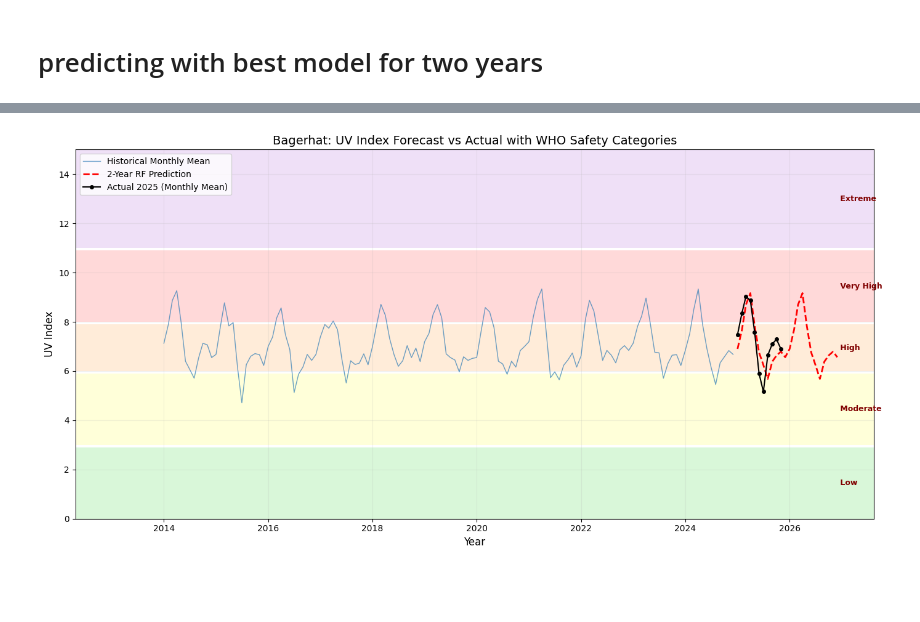
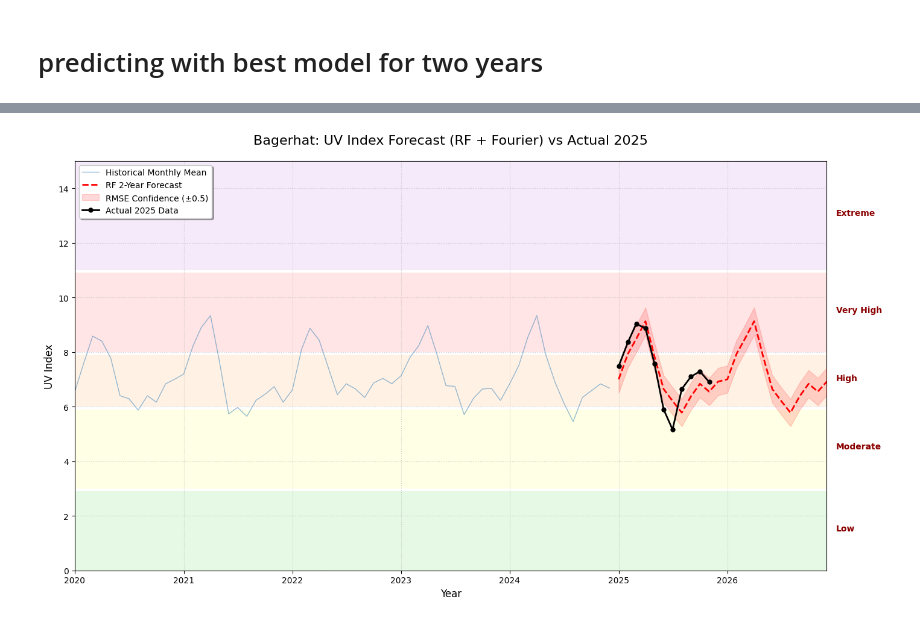
Before and after one commit to not-your-pancake/TCC_Journal, a Jupyter notebook: UV something/bagerhat_UV.ipynb, the cells around one changed output, grey strips where cells are left out. Saved outputs shown, nothing was run; the diff lists cells and outputs as text; code cells hidden in the pictures; blank space fills up the shorter version.

Commit message:
uv cloud done

```diff
--- a/UV something/bagerhat_UV.ipynb
+++ b/UV something/bagerhat_UV.ipynb
@@ -787,65 +787,75 @@ X = df_features[FEATURES]
 y = df_features['UV']
 
 # --- 4. Train Random Forest ---
-rf = RandomForestRegressor(n_estimators=500, random_state=42, n_jobs=-1)
+rf = RandomForestRegressor(
+    n_estimators=500,
+    max_depth=None,
+    min_samples_split=2,
+    min_samples_leaf=1,
+    random_state=42,
+    n_jobs=-1
+)
 rf.fit(X_train, y_train)
+
 
 # --- 5. Predict 2 Years Future (24 months) ---
 last_date = df_features['date'].max()
 future_dates = pd.date_range(start=last_date + pd.DateOffset(months=1), periods=24, freq='MS')
 future_df = pd.DataFrame({'date': future_dates})
 future_df['year_val'] = future_df['date'].dt.year
 future_df = add_fourier_features(future_df)
-predictions = rf.predict(future_df[FEATURES])
+predictions_UV = rf.predict(future_df[FEATURES])
 
 # --- 6. Load and Prepare 2025 Validation Data ---
 df_2025 = pd.read_csv('../2025-dataset/bandarban_historical_weather_2025.csv')
 df_2025['date'] = pd.to_datetime(df_2025[['year', 'month', 'day']])
 # Resample 2025 data to monthly mean to match prediction frequency
 df_2025_monthly = df_2025.set_index('date')['UV'].resample('MS').mean()
 
-# --- 7. Visualization with WHO Bands ---
-fig, ax = plt.subplots(figsize=(14, 7))
+# --- 7. Integrated Visualization ---
+fig, ax = plt.subplots(figsize=(14, 8))
 
-# Plot historical monthly trend
-ax.plot(df_features['date'], y, label='Historical Monthly Mean', color='#2c7bb6', linewidth=1, alpha=0.7)
+# A. Historical Data
+ax.plot(df_features['date'], y, label='Historical Monthly Mean', color='#2c7bb6', linewidth=1, alpha=0.5)
 
-# Plot predicted 2-year trend
-ax.plot(future_dates, predictions, label='2-Year RF Prediction',
-         linestyle='--', color='red', linewidth=2, zorder=5)
+# B. Prediction Trend & Confidence Cloud (RMSE)
+error_margin = 0.50  # Your validated RMSE
+ax.plot(future_dates, predictions_UV, label='RF 2-Year Forecast', linestyle='--', color='red', linewidth=2, zorder=5)
+ax.fill_between(future_dates, predictions_UV - error_margin, predictions_UV + error_margin,
+                color='red', alpha=0.15, label=f'RMSE Confidence (±{error_margin})', zorder=4)
 
-# Plot Actual 2025 Data (Overlapping)
-ax.plot(df_2025_monthly.index, df_2025_monthly.values, label='Actual 2025 (Monthly Mean)',
-         color='black', marker='o', markersize=4, linewidth=1.5, zorder=6)
+# C. Actual 2025 Data (Validation)
+ax.plot(df_2025_monthly.index, df_2025_monthly.values, label='Actual 2025 Data',
+        color='black', marker='o', markersize=5, linewidth=2, zorder=6)
 
-# --- WHO UV Category Bands ---
-# (Low, High, Label, Color (RGBA))
+# D. WHO UV Category Bands
 bands = [
-    (0, 2.9, "Low", (0.0, 0.8, 0.0, 0.15)),
-    (3, 5.9, "Moderate", (1.0, 1.0, 0.0, 0.15)),
-    (6, 7.9, "High", (1.0, 0.5, 0.0, 0.15)),
-    (8, 10.9, "Very High", (1.0, 0.0, 0.0, 0.15)),
-    (11, 15, "Extreme", (0.6, 0.2, 0.8, 0.15))
+    (0, 2.9, "Low", (0.0, 0.8, 0.0, 0.1)),
+    (3, 5.9, "Moderate", (1.0, 1.0, 0.0, 0.1)),
+    (6, 7.9, "High", (1.0, 0.5, 0.0, 0.1)),
+    (8, 10.9, "Very High", (1.0, 0.0, 0.0, 0.1)),
+    (11, 15, "Extreme", (0.6, 0.2, 0.8, 0.1))
 ]
 
 for low, high, label, color in bands:
     ax.axhspan(low, high, facecolor=color, edgecolor=None, zorder=0)
-    # Positioning the text label on the right side of the plot
-    ax.text(future_dates[-1], (low + high) / 2, f' {label}',
-            fontsize=9, fontweight='bold', color="maroon", va="center")
+    ax.text(future_dates[-1] + pd.DateOffset(months=1), (low + high) / 2, label,
+            fontsize=10, fontweight='bold', color="darkred")
 
 # Formatting
-ax.set_title('Bagerhat: UV Index Forecast vs Actual with WHO Safety Categories', fontsize=14)
+ax.set_title('Bagerhat: UV Index Forecast (RF + Fourier) vs Actual 2025', fontsize=16, pad=20)
 ax.set_xlabel('Year', fontsize=12)
 ax.set_ylabel('UV Index', fontsize=12)
-ax.set_ylim(0, 15) # Standard UV scale
-ax.legend(loc='upper left', frameon=True, facecolor='white')
-ax.grid(True, alpha=0.2)
+ax.set_ylim(0, 15)
+ax.set_xlim(df_features['date'].min(), future_dates.max() + pd.DateOffset(months=3))
+ax.legend(loc='upper left', frameon=True, facecolor='white', shadow=True)
+ax.grid(True, linestyle=':', alpha=0.6)
 
 plt.tight_layout()
+plt.xlim(pd.Timestamp('2020-01-01'), future_dates.max())
 plt.show()
 # %% [output]
-[figure, old version]
+[figure, new version]
 # %%
 # create the dataframe of the predicted values of 2025 and 2026
 df_predictions_UV = pd.DataFrame({
```
Also changed, not shown: parts of 10 cells of this notebook, 4 other files.
